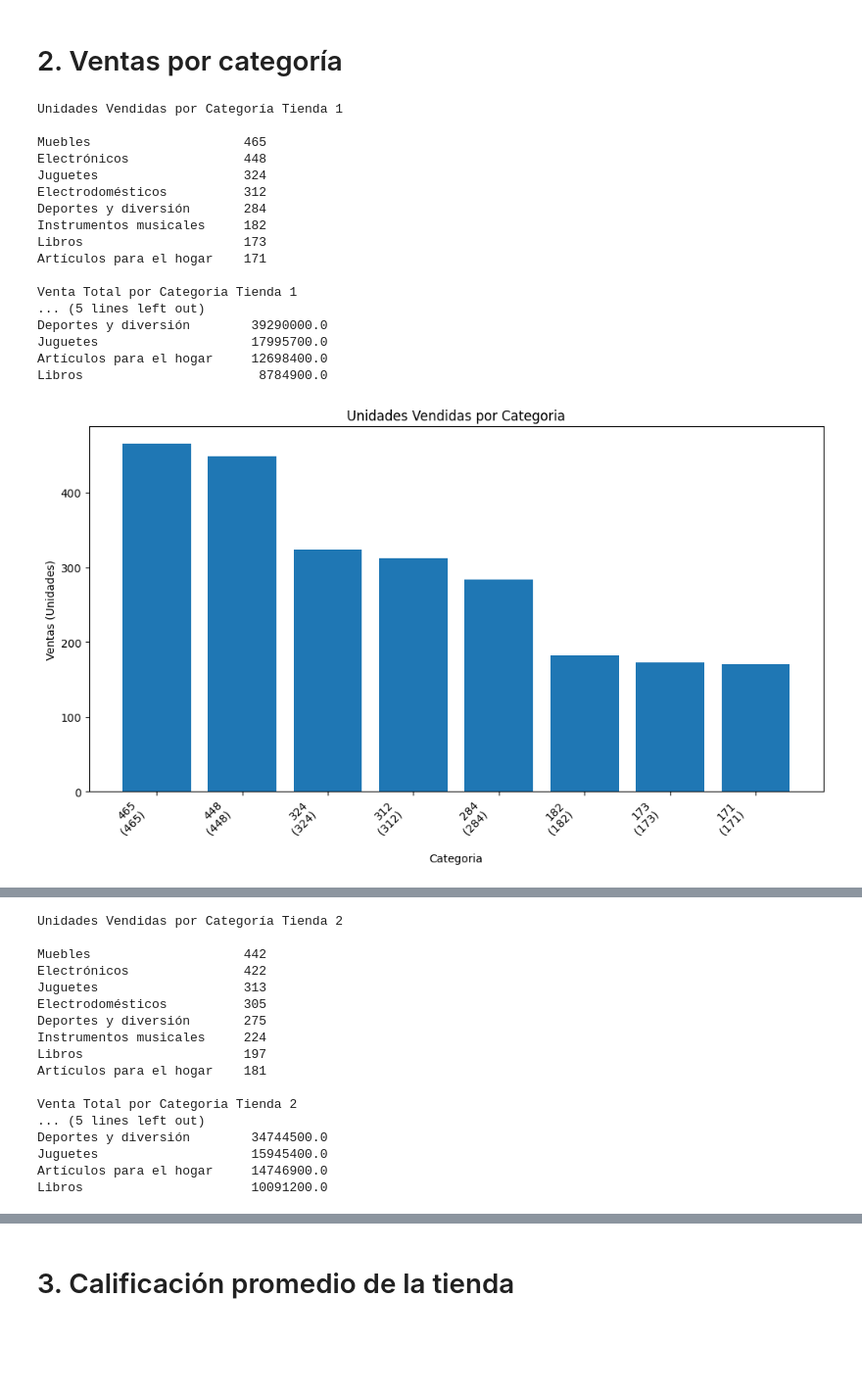
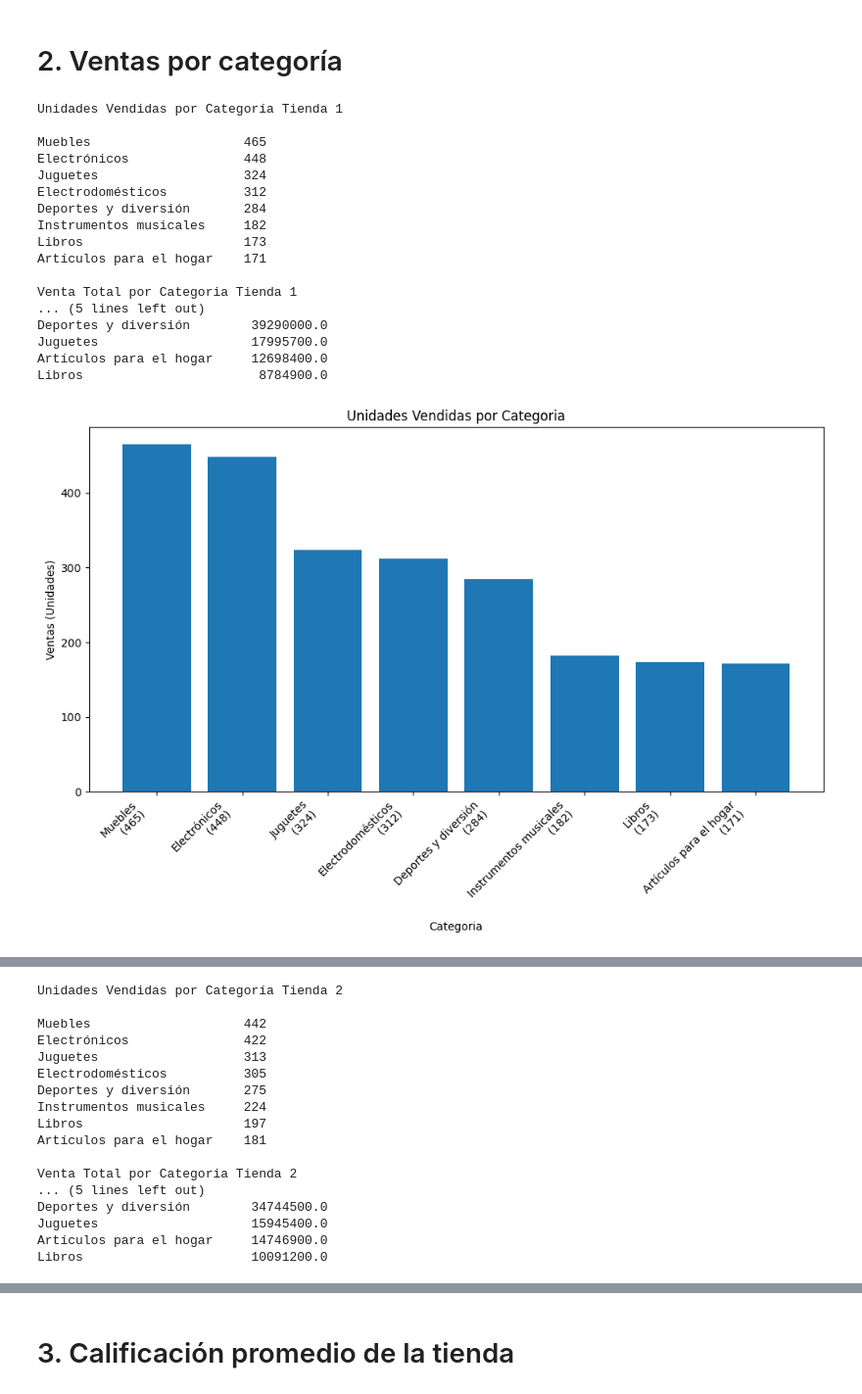
Before and after one commit to Scaques/Alura-Store, a Jupyter notebook: AluraStoreLatam.ipynb, the cells around one changed output, grey strips where cells are left out. Shown at 98% size. Cells and saved outputs as stored; diff of their text form; code cells hidden in the pictures; blank space fills up the shorter version.

```diff
--- a/AluraStoreLatam.ipynb
+++ b/AluraStoreLatam.ipynb
@@ -65,8 +65,8 @@ tex_sum3 = [""]*8
 for i in range(len(nom_tienda)):
 
   for j in range(len(tex_sum2)):
-    tex_sum2[j] = (f"{cant_tienda[i].iloc[j]}\n ({cant_tienda[i].iloc[j]})\n")
-    tex_sum3[j] = (f"{val_tienda[i].iloc[j]}\n ($ {val_tienda[i].iloc[j]})\n")
+    tex_sum2[j] = (f"{cant_tienda[i].index[j]}\n ({cant_tienda[i].iloc[j]})\n")
+    tex_sum3[j] = (f"{val_tienda[i].index[j]}\n ($ {val_tienda[i].iloc[j]})\n")
 
   print(f"Unidades Vendidas por Categoría {nom_tienda[i]}\n", cant_tienda[i].to_string().replace("Categoría del Producto",""),"\n")
   print(f"Venta Total por Categoria {nom_tienda[i]}\n",val_tienda[i].to_string().replace("Categoría del Producto",""),"\n")
@@ -78,31 +78,31 @@ for i in range(len(nom_tienda)):
   plt.xticks(rotation=45, ha='right')
   plt.ylabel ("Ventas (Unidades)")
 
   plt.figure(figsize=(12,6))
   plt.bar(tex_sum3, val_tienda[i].values.tolist())
   plt.title("Monto Vendido por Categoria")
   plt.xlabel ("Categoria")
   plt.xticks(rotation=45, ha='right')
   plt.ylabel ("Ventas (Monto)")
 
   plt.show()
   print("")
 # %% [output]
 Unidades Vendidas por Categoría Tienda 1
 
 Muebles                    465
 Electrónicos               448
 Juguetes                   324
 Electrodomésticos          312
 Deportes y diversión       284
 Instrumentos musicales     182
 Libros                     173
 Artículos para el hogar    171
 
 Venta Total por Categoria Tienda 1
 ... (5 lines left out)
 Deportes y diversión        39290000.0
 Juguetes                    17995700.0
 Artículos para el hogar     12698400.0
 Libros                       8784900.0
-[figure, old version]
+[figure, new version]
```
Also changed, not shown: parts of 2 cells of this notebook.
